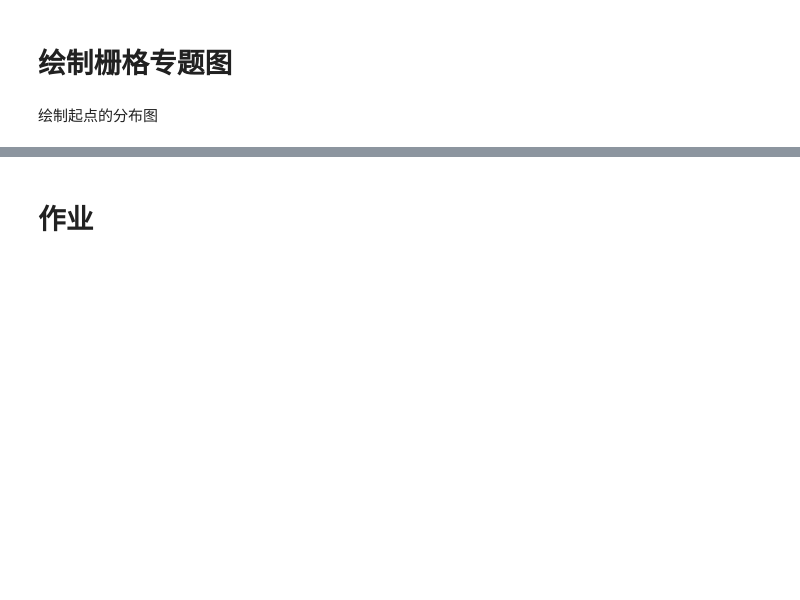
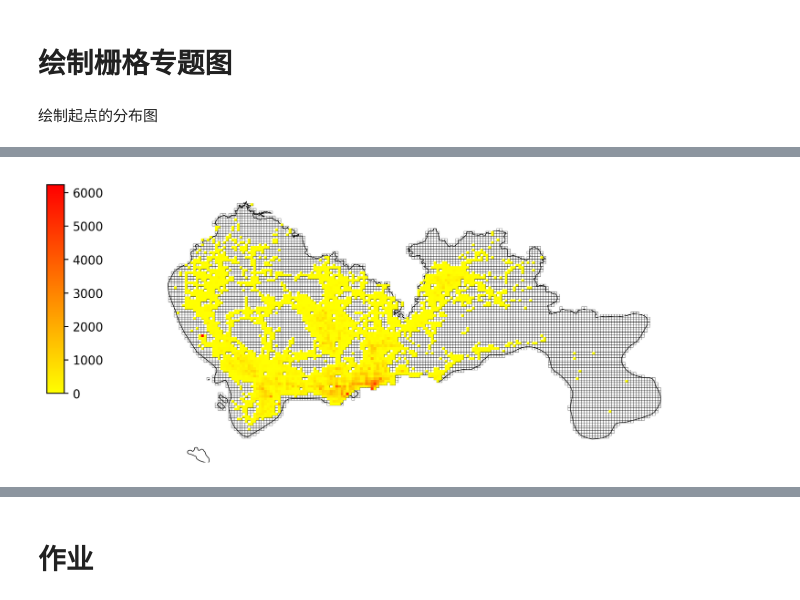
Before and after one commit to ChenZxiong/pygeo-tutorial, a Jupyter notebook: 3-.ipynb, the cells around one changed output, grey strips where cells are left out. Cells and saved outputs as stored; diff of their text form; code cells hidden in the pictures; blank space fills up the shorter version.

```diff
--- a/3-.ipynb
+++ b/3-.ipynb
@@ -597,3 +625,27 @@ gridtoplot = gridtoplot.rename(columns = {'VehicleNum':'count'})
+# %%
+fig     = plt.figure(1,(10,8),dpi = 250)
+ax      = plt.subplot(111)
+plt.sca(ax)
+grid.plot(ax = ax,edgecolor = (0,0,0,0.8),facecolor = (0,0,0,0),linewidth = 0.2)
+SZ_all = geopandas.GeoDataFrame()
+SZ_all['geometry'] = [sz.unary_union]
+SZ_all.plot(ax = ax,edgecolor = (0,0,0,1),facecolor = (0,0,0,0),linewidths=0.5)
+
+vmax = gridtoplot['count'].max()
+gridtoplot.plot(ax = ax,column = 'count',vmax = vmax, vmin = 0,cmap = cmap)
+
+plt.axis('off')
+
+ax.set_xlim(113.6,114.8)
+ax.set_ylim(22.4,22.9)
+
+plt.imshow([[0,vmax]],cmap=cmap)
+cax = plt.axes([0.08, 0.4, 0.02, 0.3])
+plt.colorbar(cax=cax)
+
+plt.show()
+# %% [output]
+[figure, added]
 # %%
 fig     = plt.figure(1,(10,8),dpi = 250)
 ax      = plt.subplot(111)
```
Also changed, not shown: parts of 12 cells of this notebook, 2 other files.
